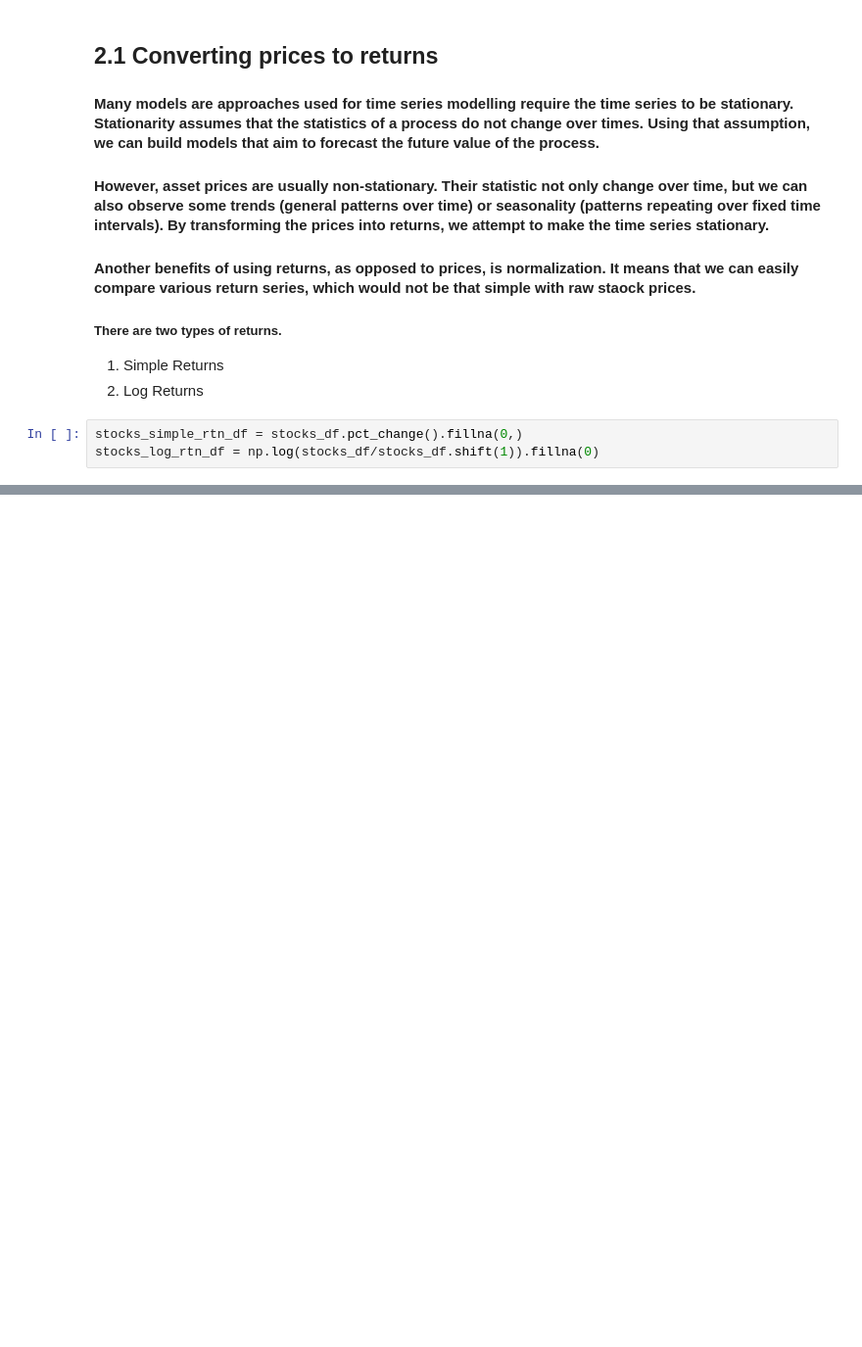
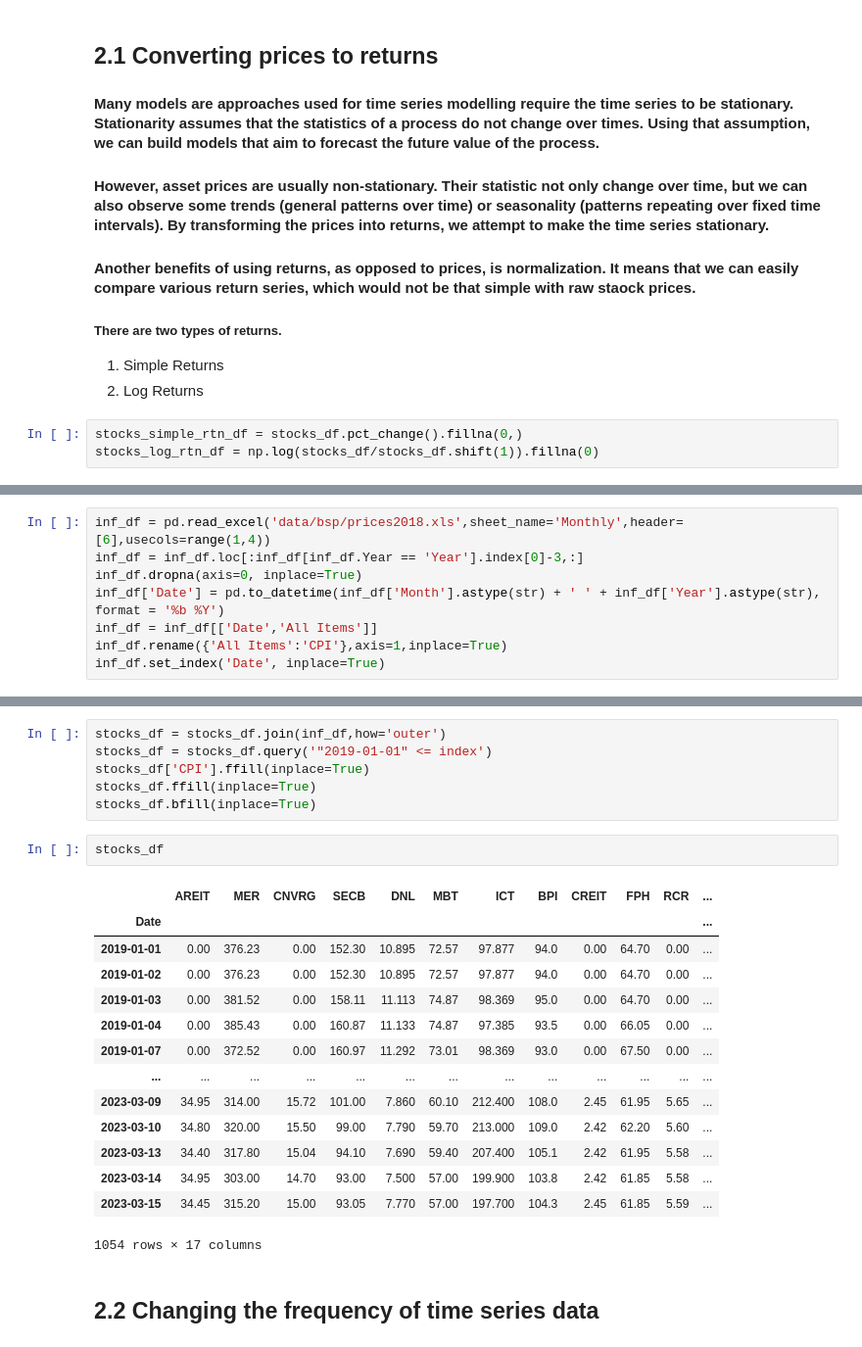
Before and after one commit to slrsilva/portfolio_analysis, a Jupyter notebook: 2 - portfolio-analysis-preprocessing.ipynb, the cells around one changed output, grey strips where cells are left out. Shown at 98% size. Cells and saved outputs as stored; diff of their text form; blank space fills up the shorter version.

```diff
--- a/2 - portfolio-analysis-preprocessing.ipynb
+++ b/2 - portfolio-analysis-preprocessing.ipynb
@@ -123,0 +93,8 @@ pip install nasdaq-data-link
+# %%
+inf_df = pd.read_excel('data/bsp/prices2018.xls',sheet_name='Monthly',header=[6],usecols=range(1,4))
+inf_df = inf_df.loc[:inf_df[inf_df.Year == 'Year'].index[0]-3,:]
+inf_df.dropna(axis=0, inplace=True)
+inf_df['Date'] = pd.to_datetime(inf_df['Month'].astype(str) + ' ' + inf_df['Year'].astype(str), format = '%b %Y')
+inf_df = inf_df[['Date','All Items']]
+inf_df.rename({'All Items':'CPI'},axis=1,inplace=True)
+inf_df.set_index('Date', inplace=True)
@@ -123,0 +103,25 @@ pip install nasdaq-data-link
+# %%
+stocks_df = stocks_df.join(inf_df,how='outer')
+stocks_df = stocks_df.query('"2019-01-01" <= index')
+stocks_df['CPI'].ffill(inplace=True)
+stocks_df.ffill(inplace=True)
+stocks_df.bfill(inplace=True)
+# %%
+stocks_df
+# %% [output]
+|  | AREIT | MER | CNVRG | SECB | DNL | MBT | ICT | BPI | CREIT | FPH | RCR | ... |
+| Date |  |  |  |  |  |  |  |  |  |  |  | ... |
+| 2019-01-01 | 0.00 | 376.23 | 0.00 | 152.30 | 10.895 | 72.57 | 97.877 | 94.0 | 0.00 | 64.70 | 0.00 | ... |
+| 2019-01-02 | 0.00 | 376.23 | 0.00 | 152.30 | 10.895 | 72.57 | 97.877 | 94.0 | 0.00 | 64.70 | 0.00 | ... |
+| 2019-01-03 | 0.00 | 381.52 | 0.00 | 158.11 | 11.113 | 74.87 | 98.369 | 95.0 | 0.00 | 64.70 | 0.00 | ... |
+| 2019-01-04 | 0.00 | 385.43 | 0.00 | 160.87 | 11.133 | 74.87 | 97.385 | 93.5 | 0.00 | 66.05 | 0.00 | ... |
+| 2019-01-07 | 0.00 | 372.52 | 0.00 | 160.97 | 11.292 | 73.01 | 98.369 | 93.0 | 0.00 | 67.50 | 0.00 | ... |
+| ... | ... | ... | ... | ... | ... | ... | ... | ... | ... | ... | ... | ... |
+| 2023-03-09 | 34.95 | 314.00 | 15.72 | 101.00 | 7.860 | 60.10 | 212.400 | 108.0 | 2.45 | 61.95 | 5.65 | ... |
+| 2023-03-10 | 34.80 | 320.00 | 15.50 | 99.00 | 7.790 | 59.70 | 213.000 | 109.0 | 2.42 | 62.20 | 5.60 | ... |
+| 2023-03-13 | 34.40 | 317.80 | 15.04 | 94.10 | 7.690 | 59.40 | 207.400 | 105.1 | 2.42 | 61.95 | 5.58 | ... |
+| 2023-03-14 | 34.95 | 303.00 | 14.70 | 93.00 | 7.500 | 57.00 | 199.900 | 103.8 | 2.42 | 61.85 | 5.58 | ... |
+| 2023-03-15 | 34.45 | 315.20 | 15.00 | 93.05 | 7.770 | 57.00 | 197.700 | 104.3 | 2.45 | 61.85 | 5.59 | ... |
+1054 rows × 17 columns
+# %% [markdown]
+## 2.2 Changing the frequency of time series data
```
Also changed, not shown: parts of 24 cells of this notebook, 16 other files.
